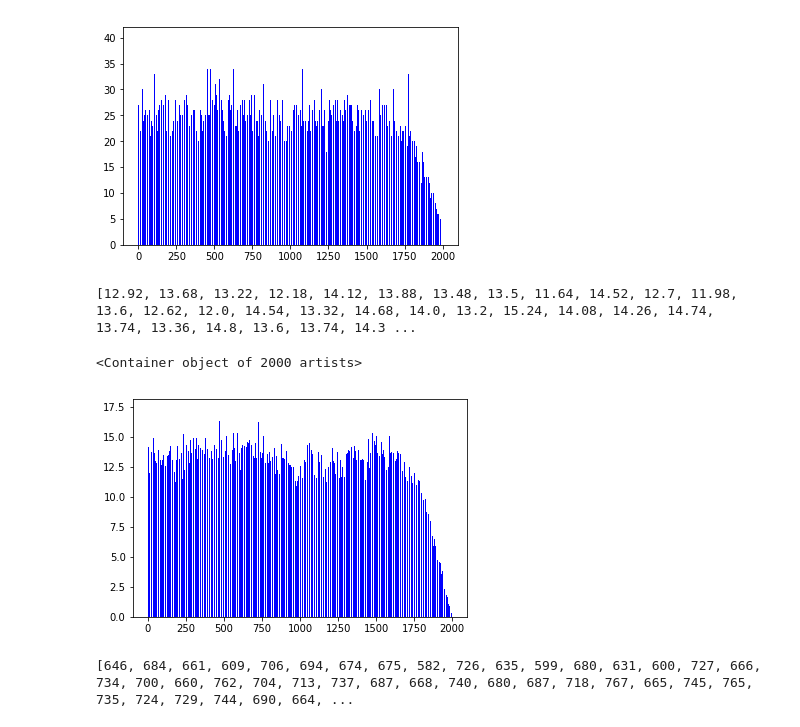
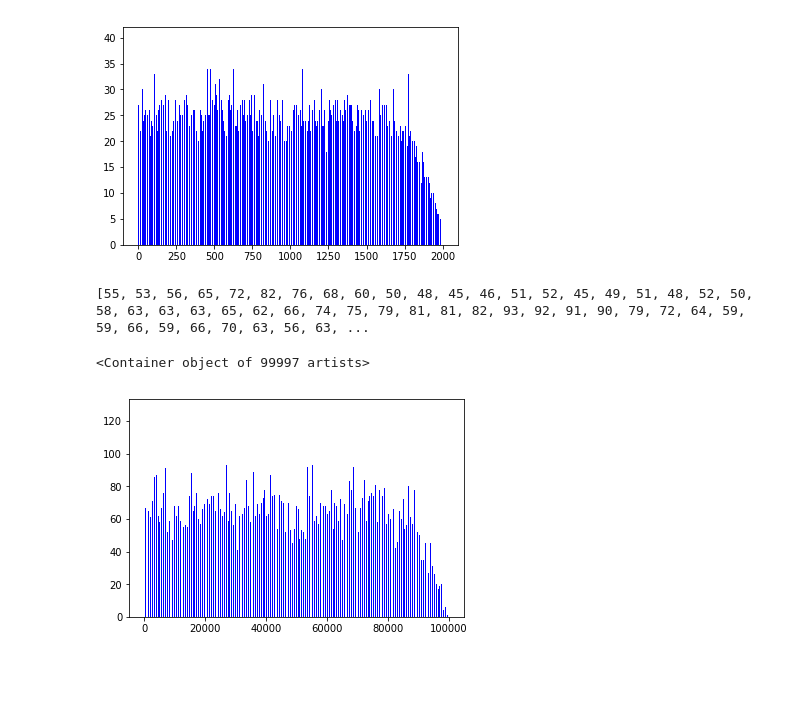
Before and after one commit to MMaetha/maize_runner, a Jupyter notebook: counter_02.ipynb, the cells around one changed output. Drawn from its saved outputs; the diff is of its cells as text; code cells hidden in the pictures; blank space fills up the shorter version.

```diff
--- a/counter_02.ipynb
+++ b/counter_02.ipynb
@@ -35,37 +35,25 @@ plt.bar(x, data4, width, color="blue")
 <Container object of 2000 artists>
 [figure]
 # %%
-data5 = []
+data5 = [99995]
 sum = 0;
 
 for n in range(0,100000):
-    sum+=num[n];
-    if((n+1)%50==0):
-        sum/=50
+    if(n<99996):
+        data5[n]=num[n]+num[n+1]+num[n+2]+num[n+3]+num[n+4]
+#    if((n+1)%50==0):
+#        sum/=50
         data5.append(sum)
-        sum = 0
+#        sum = 0
 
 print(data5)
 # %% [output]
-[12.92, 13.68, 13.22, 12.18, 14.12, 13.88, 13.48, 13.5, 11.64, 14.52, 12.7, 11.98, 13.6, 12.62, 12.0, 14.54, 13.32, 14.68, 14.0, 13.2, 15.24, 14.08, 14.26, 14.74, 13.74, 13.36, 14.8, 13.6, 13.74, 14.3 ...
+[55, 53, 56, 65, 72, 82, 76, 68, 60, 50, 48, 45, 46, 51, 52, 45, 49, 51, 48, 52, 50, 58, 63, 63, 63, 65, 62, 66, 74, 75, 79, 81, 81, 82, 93, 92, 91, 90, 79, 72, 64, 59, 59, 66, 59, 66, 70, 63, 56, 63, ...
 # %%
 N = len(data5)
 x = range(N)
-width = 1/1.5
+width = 1/2
 plt.bar(x, data5, width, color="blue")
 # %% [output]
-<Container object of 2000 artists>
+<Container object of 99997 artists>
-[figure, old version]
+[figure, new version]
-# %%
-data6 = []
-sum = 0;
-
-for n in range(0,100000):
-    sum+=num[n];
-    if((n+1)%50==0):
-        data6.append(sum)
-        sum = 0
-
-print(data6)
-# %% [output]
-[646, 684, 661, 609, 706, 694, 674, 675, 582, 726, 635, 599, 680, 631, 600, 727, 666, 734, 700, 660, 762, 704, 713, 737, 687, 668, 740, 680, 687, 718, 767, 665, 745, 765, 735, 724, 729, 744, 690, 664, ...
```
Also changed, not shown: parts of 2 cells of this notebook, 1 other file.
